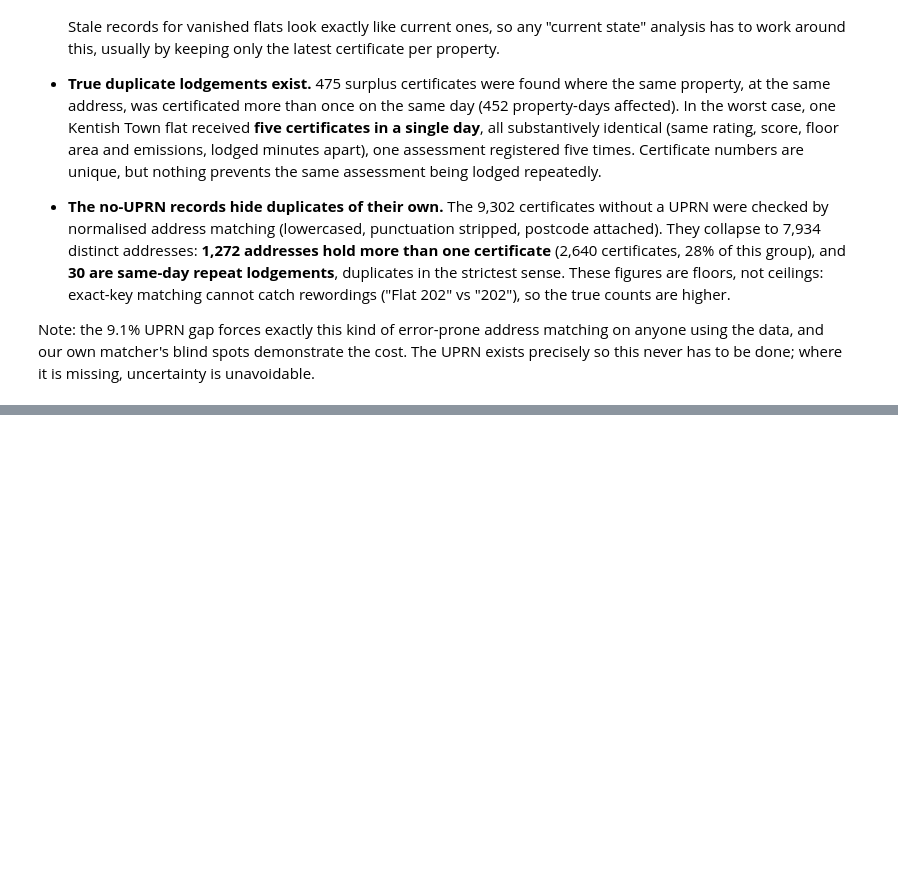
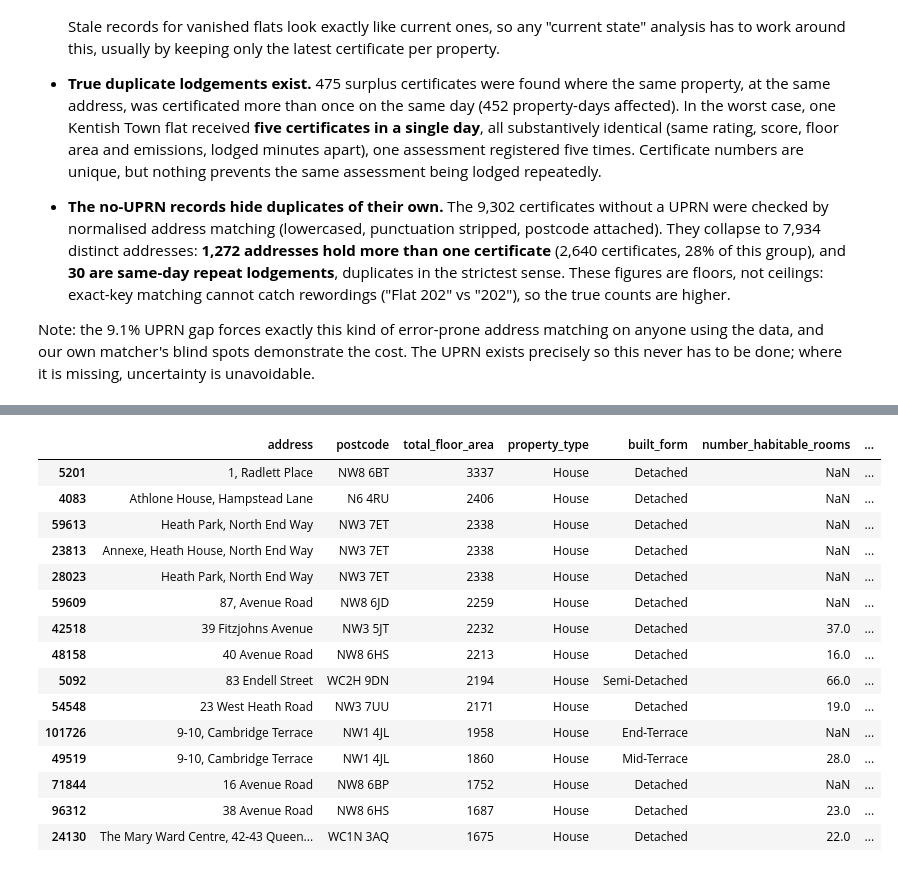
Before and after one commit to Tareqasaad/epc-data-quality-audit, a Jupyter notebook: notebooks/01_data_profiling.ipynb, the cells around one changed output, grey strips where cells are left out. Saved outputs shown, nothing was run; the diff lists cells and outputs as text; code cells hidden in the pictures; blank space fills up the shorter version.

```diff
--- a/notebooks/01_data_profiling.ipynb
+++ b/notebooks/01_data_profiling.ipynb
@@ -355,0 +419,22 @@ where it is missing, uncertainty is unavoidable.
+# %%
+giants = df[df["total_floor_area"] > 500]
+giants[["address", "postcode", "total_floor_area", "property_type", "built_form",
+        "number_habitable_rooms", "current_energy_rating", "lodgement_date"]].sort_values(
+        "total_floor_area", ascending=False).head(15)
+# %% [output]
+|  | address | postcode | total_floor_area | property_type | built_form | number_habitable_rooms | ... |
+| 5201 | 1, Radlett Place | NW8 6BT | 3337 | House | Detached | NaN | ... |
+| 4083 | Athlone House, Hampstead Lane | N6 4RU | 2406 | House | Detached | NaN | ... |
+| 59613 | Heath Park, North End Way | NW3 7ET | 2338 | House | Detached | NaN | ... |
+| 23813 | Annexe, Heath House, North End Way | NW3 7ET | 2338 | House | Detached | NaN | ... |
+| 28023 | Heath Park, North End Way | NW3 7ET | 2338 | House | Detached | NaN | ... |
+| 59609 | 87, Avenue Road | NW8 6JD | 2259 | House | Detached | NaN | ... |
+| 42518 | 39 Fitzjohns Avenue | NW3 5JT | 2232 | House | Detached | 37.0 | ... |
+| 48158 | 40 Avenue Road | NW8 6HS | 2213 | House | Detached | 16.0 | ... |
+| 5092 | 83 Endell Street | WC2H 9DN | 2194 | House | Semi-Detached | 66.0 | ... |
+| 54548 | 23 West Heath Road | NW3 7UU | 2171 | House | Detached | 19.0 | ... |
+| 101726 | 9-10, Cambridge Terrace | NW1 4JL | 1958 | House | End-Terrace | NaN | ... |
+| 49519 | 9-10, Cambridge Terrace | NW1 4JL | 1860 | House | Mid-Terrace | 28.0 | ... |
+| 71844 | 16 Avenue Road | NW8 6BP | 1752 | House | Detached | NaN | ... |
+| 96312 | 38 Avenue Road | NW8 6HS | 1687 | House | Detached | 23.0 | ... |
+| 24130 | The Mary Ward Centre, 42-43 Queen... | WC1N 3AQ | 1675 | House | Detached | 22.0 | ... |
```
Also changed, not shown: parts of 15 cells of this notebook.
